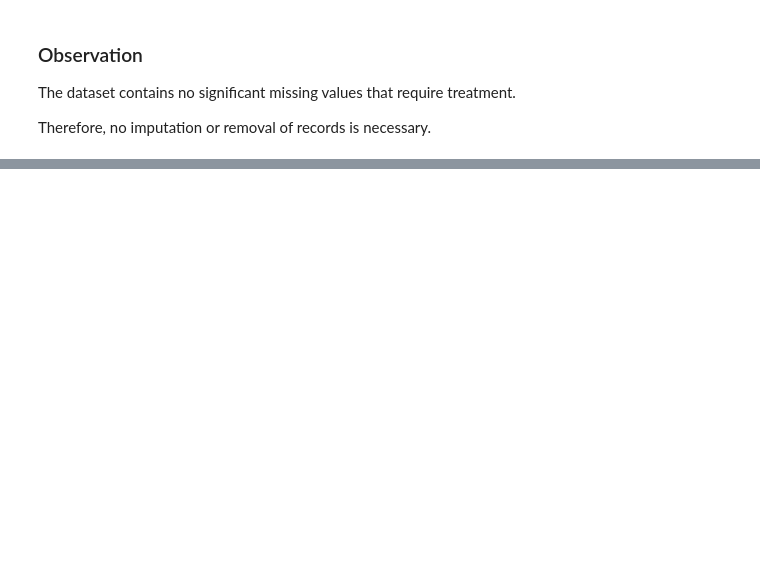
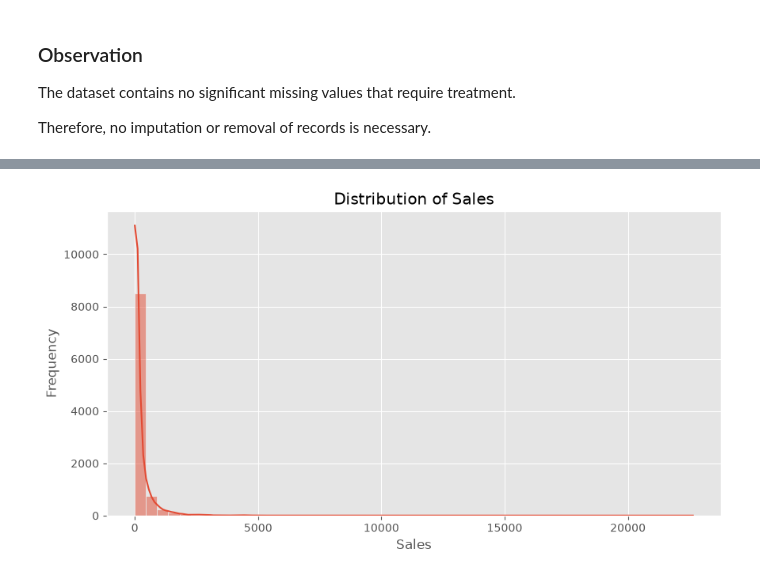
Before and after one commit to opmeenaji81/SalesForecasting_OmprakashMeena, a Jupyter notebook: analysis.ipynb, the cells around one changed output, grey strips where cells are left out. Cells and saved outputs as stored; diff of their text form; code cells hidden in the pictures; blank space fills up the shorter version.

```diff
--- a/analysis.ipynb
+++ b/analysis.ipynb
@@ -245,0 +326,20 @@ Therefore, no imputation or removal of records is necessary.
+# %%
+# Season Feature
+
+def get_season(month):
+
+    if month in [12, 1, 2]:
+        return "Winter"
+
+    elif month in [3, 4, 5]:
+        return "Summer"
+
+    elif month in [6, 7, 8]:
+        return "Monsoon"
+
+    else:
+        return "Autumn"
+
+sales_df["Season"] = sales_df["Order Month"].apply(get_season)
+
+print("Season feature created.")
@@ -245,0 +348,8 @@ Therefore, no imputation or removal of records is necessary.
+# %%
+# Shipping Duration
+
+sales_df["Shipping Days"] = (
+    sales_df["Ship Date"] - sales_df["Order Date"]
+).dt.days
+
+print("Shipping Days calculated.")
@@ -245,0 +409,16 @@ Therefore, no imputation or removal of records is necessary.
+# %%
+plt.figure(figsize=(10,5))
+
+sns.histplot(
+    sales_df["Sales"],
+    bins=50,
+    kde=True
+)
+
+plt.title("Distribution of Sales")
+plt.xlabel("Sales")
+plt.ylabel("Frequency")
+
+plt.show()
+# %% [output]
+[figure, added]
```
Also changed, not shown: parts of 27 cells of this notebook.
